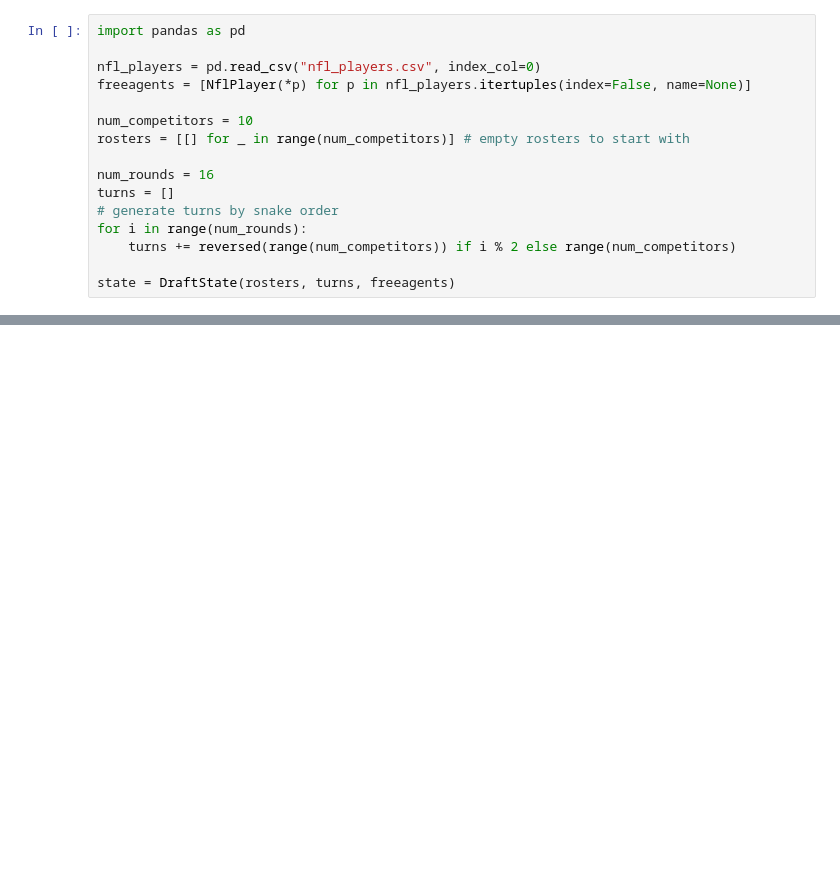
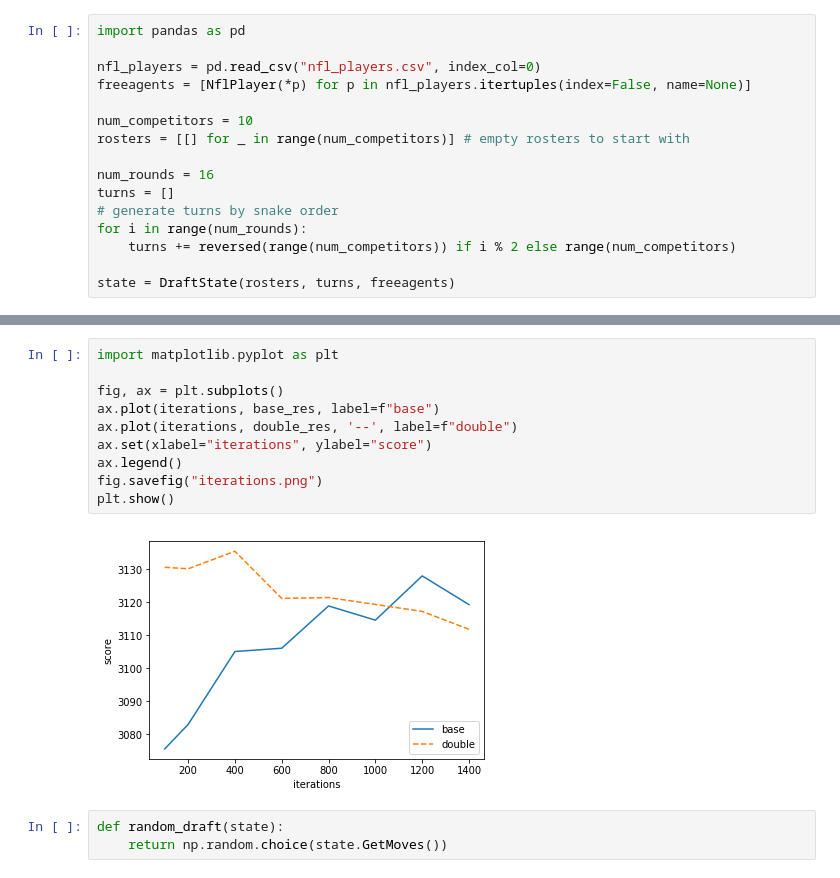
Before and after one commit to ykeuter/ffl, a Jupyter notebook: notebooks/mcts_analysis.ipynb, the cells around one changed output, grey strips where cells are left out. Cells and saved outputs as stored; diff of their text form; blank space fills up the shorter version.

```diff
--- a/notebooks/mcts_analysis.ipynb
+++ b/notebooks/mcts_analysis.ipynb
@@ -210 +231,16 @@ RB.RB.RB.RB.RB.RB.WR.RB.RB.WR.RB.RB.RB.RB.RB.RB.RB.WR.RB.RB.RB.WR.WR.RB.RB.RB.WR
+# %%
+import matplotlib.pyplot as plt
+
+fig, ax = plt.subplots()
+ax.plot(iterations, base_res, label=f"base")
+ax.plot(iterations, double_res, '--', label=f"double")
+ax.set(xlabel="iterations", ylabel="score")
+ax.legend()
+fig.savefig("iterations.png")
+plt.show()
+# %% [output]
+[figure, added]
+# %%
+def random_draft(state):
+    return np.random.choice(state.GetMoves())
 # %%
```
Also changed, not shown: parts of 10 cells of this notebook, 5 other files.
